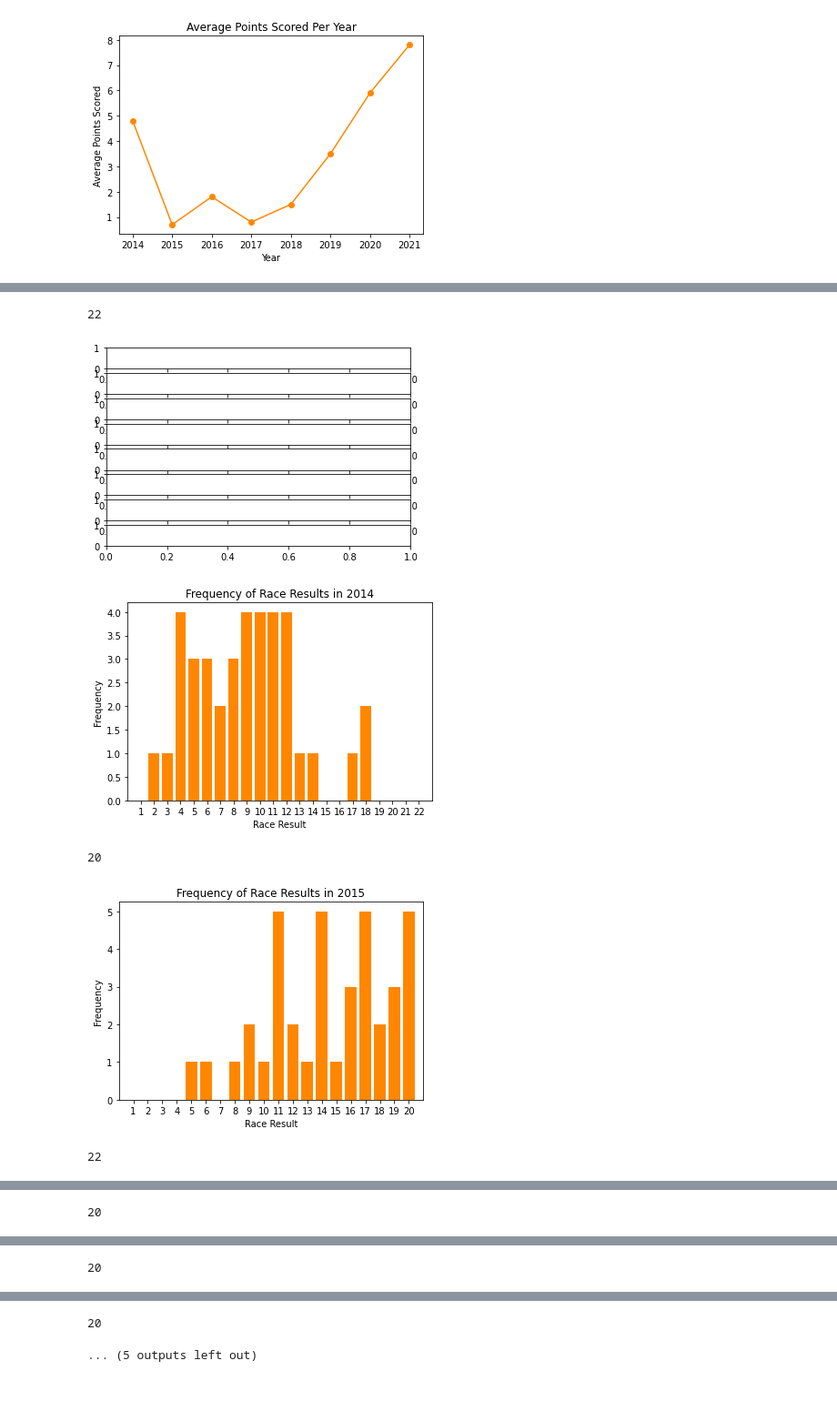
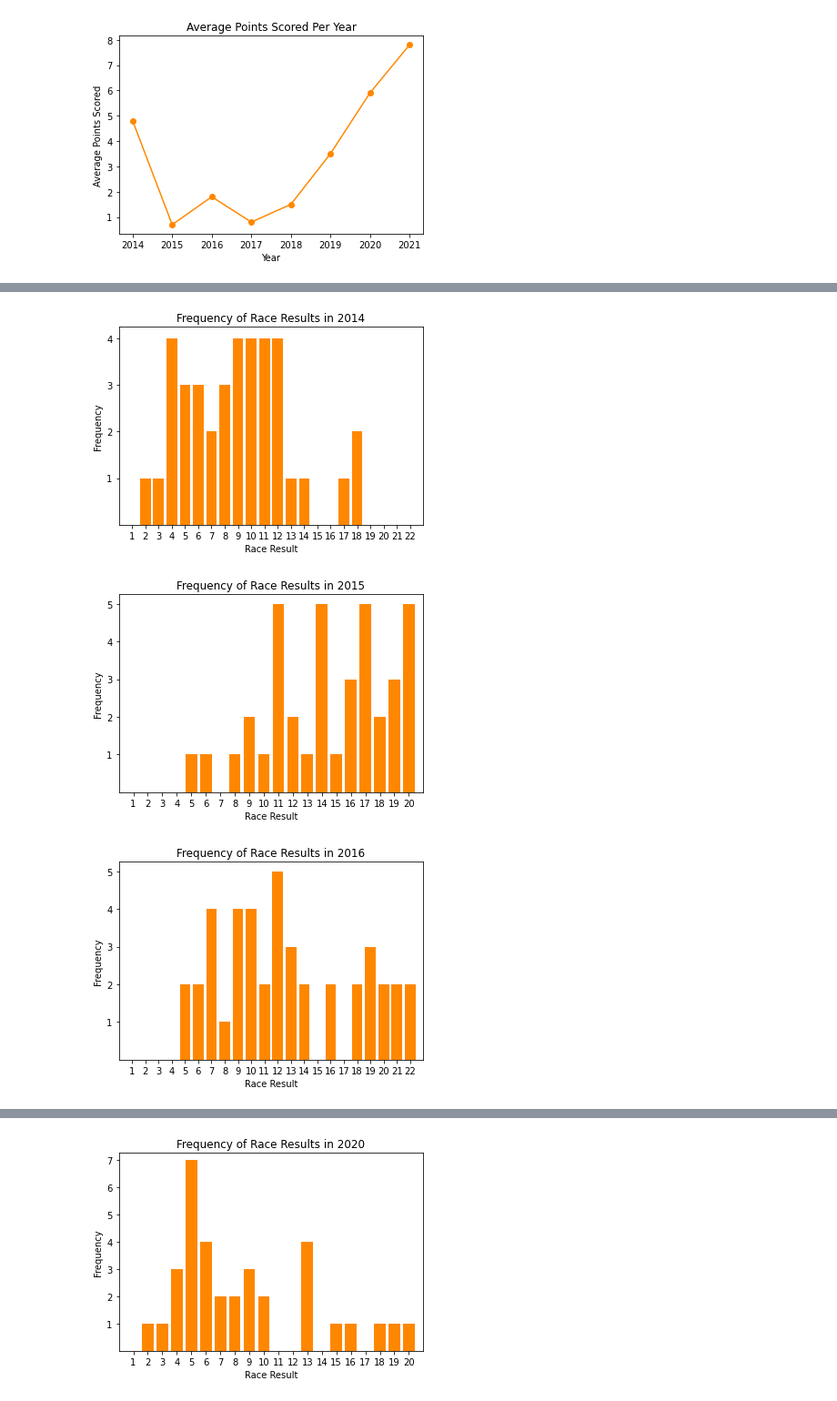
Before and after one commit to dannguyen216/f1-data-exploration, a Jupyter notebook: formula_one/mclaren_hybrid_era.ipynb, the cells around one changed output, grey strips where cells are left out. Shown at 91% size. Saved outputs shown, nothing was run; the diff lists cells and outputs as text; code cells hidden in the pictures.

Commit message:
Completing Race Result Frequency Plots
Completing the implementation of the eight bar graphs displaying the frequency of race results each season. Additional clean up of unused code.

```diff
--- a/formula_one/mclaren_hybrid_era.ipynb
+++ b/formula_one/mclaren_hybrid_era.ipynb
@@ -231,35 +233,35 @@ results_all_teams.head()
 # %%
 # Getting the number of drivers that participated by getting the
 # highest position number that a driver placed in each year.
 number_of_drivers = results_all_teams.groupby('year')['positionOrder'].max().reset_index()
 
-
-fig, axs = plt.subplots(8)
-
 # Frequency of race results from 2014 - 2021
 for i in range(2014, 2022):
     plt.figure()
+    # Get the races within each year and group by the position that the drivers finished in
     df = results_hybrid_era[results_hybrid_era['year'] == i].groupby('positionOrder')['raceId'].count().reset_index()
     df.rename(columns={'positionOrder': 'race_result',
                 'raceId': 'frequency'}, inplace=True)
 
+    # Getting the number of the drivers in the year that is being visualized by using the
+    # value calculated for the number_of_drivers DataFrame. This will set the limit of the x-axis.
     driver_count_this_year = number_of_drivers[number_of_drivers['year'] == i]['positionOrder'].item()
-    #print(driver_count_this_year)
 
+    # Plotting the year's race results in a bar graph
     plt.bar(df['race_result'], df['frequency'], color='#FF8700')
-    #plt.hist(results_hybrid_era[results_hybrid_era['year'] == i]['positionOrder'], color='#FF8700')
     plt.xlabel('Race Result')
     plt.ylabel('Frequency')
 
+    # Setting the limits of the x and y axes. 0.25 is added to the y-axis limit because we want
+    # a little space above the max value so that the bars are not touching the top border
     plt.xlim(0, driver_count_this_year + 1)
     plt.xticks(range(1, driver_count_this_year + 1))
+    plt.ylim(0, (df['frequency'].max() + 0.25))
+    plt.yticks(range(1, (df['frequency'].max() + 1)))
     plt.title('Frequency of Race Results in %d' % i)
     plt.show()
     i += 1
 # %% [output]
-22
-[figure, old version]
+[figure, new version]
-[figure, old version]
+[figure, new version]
-20
-[figure, old version]
+[figure, new version]
-22
@@ -267 +268,0 @@ for i in range(2014, 2022):
-20
@@ -269 +269,0 @@ for i in range(2014, 2022):
-20
@@ -271,2 +271 @@ for i in range(2014, 2022):
-20
-... (5 outputs left out)
+[figure, added]
```
Also changed, not shown: parts of 11 cells of this notebook.
